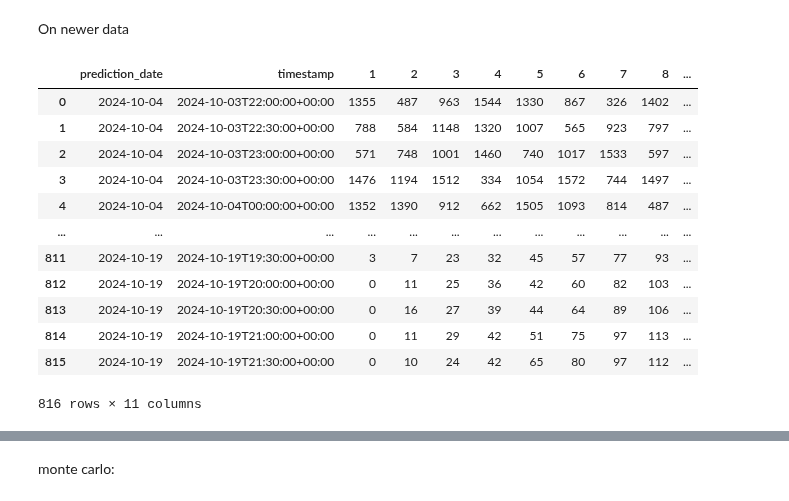
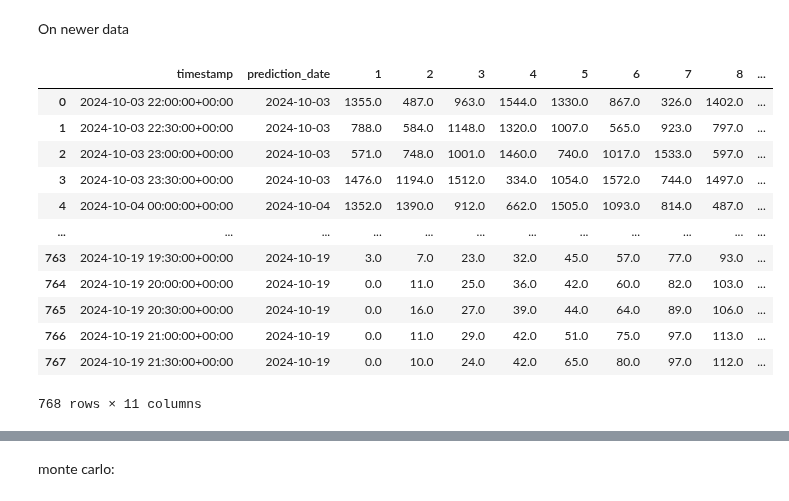
Before and after one commit to P-AEL/Energy_production_price_prediction, a Jupyter notebook: paul_analyse/Bidding.ipynb, the cells around one changed output, grey strips where cells are left out. Drawn from its saved outputs; the diff is of its cells as text; code cells hidden in the pictures.

```diff
--- a/paul_analyse/Bidding.ipynb
+++ b/paul_analyse/Bidding.ipynb
@@ -351,18 +369,3 @@ for entry in data:
 
 # Erstelle DataFrame
 df_api_new = pd.DataFrame(dataframe_list)
-df_api_new
-# %% [output]
-|  | prediction_date | timestamp | 1 | 2 | 3 | 4 | 5 | 6 | 7 | 8 | ... |
-| 0 | 2024-10-04 | 2024-10-03T22:00:00+00:00 | 1355 | 487 | 963 | 1544 | 1330 | 867 | 326 | 1402 | ... |
-| 1 | 2024-10-04 | 2024-10-03T22:30:00+00:00 | 788 | 584 | 1148 | 1320 | 1007 | 565 | 923 | 797 | ... |
-| 2 | 2024-10-04 | 2024-10-03T23:00:00+00:00 | 571 | 748 | 1001 | 1460 | 740 | 1017 | 1533 | 597 | ... |
-| 3 | 2024-10-04 | 2024-10-03T23:30:00+00:00 | 1476 | 1194 | 1512 | 334 | 1054 | 1572 | 744 | 1497 | ... |
-| 4 | 2024-10-04 | 2024-10-04T00:00:00+00:00 | 1352 | 1390 | 912 | 662 | 1505 | 1093 | 814 | 487 | ... |
-| ... | ... | ... | ... | ... | ... | ... | ... | ... | ... | ... | ... |
-| 811 | 2024-10-19 | 2024-10-19T19:30:00+00:00 | 3 | 7 | 23 | 32 | 45 | 57 | 77 | 93 | ... |
-| 812 | 2024-10-19 | 2024-10-19T20:00:00+00:00 | 0 | 11 | 25 | 36 | 42 | 60 | 82 | 103 | ... |
-| 813 | 2024-10-19 | 2024-10-19T20:30:00+00:00 | 0 | 16 | 27 | 39 | 44 | 64 | 89 | 106 | ... |
-| 814 | 2024-10-19 | 2024-10-19T21:00:00+00:00 | 0 | 11 | 29 | 42 | 51 | 75 | 97 | 113 | ... |
-| 815 | 2024-10-19 | 2024-10-19T21:30:00+00:00 | 0 | 10 | 24 | 42 | 65 | 80 | 97 | 112 | ... |
-816 rows × 11 columns
@@ -369 +384,17 @@ df_api_new
+# %%
+df_api_new_1
+# %% [output]
+|  | timestamp | prediction_date | 1 | 2 | 3 | 4 | 5 | 6 | 7 | 8 | ... |
+| 0 | 2024-10-03 22:00:00+00:00 | 2024-10-03 | 1355.0 | 487.0 | 963.0 | 1544.0 | 1330.0 | 867.0 | 326.0 | 1402.0 | ... |
+| 1 | 2024-10-03 22:30:00+00:00 | 2024-10-03 | 788.0 | 584.0 | 1148.0 | 1320.0 | 1007.0 | 565.0 | 923.0 | 797.0 | ... |
+| 2 | 2024-10-03 23:00:00+00:00 | 2024-10-03 | 571.0 | 748.0 | 1001.0 | 1460.0 | 740.0 | 1017.0 | 1533.0 | 597.0 | ... |
+| 3 | 2024-10-03 23:30:00+00:00 | 2024-10-03 | 1476.0 | 1194.0 | 1512.0 | 334.0 | 1054.0 | 1572.0 | 744.0 | 1497.0 | ... |
+| 4 | 2024-10-04 00:00:00+00:00 | 2024-10-04 | 1352.0 | 1390.0 | 912.0 | 662.0 | 1505.0 | 1093.0 | 814.0 | 487.0 | ... |
+| ... | ... | ... | ... | ... | ... | ... | ... | ... | ... | ... | ... |
+| 763 | 2024-10-19 19:30:00+00:00 | 2024-10-19 | 3.0 | 7.0 | 23.0 | 32.0 | 45.0 | 57.0 | 77.0 | 93.0 | ... |
+| 764 | 2024-10-19 20:00:00+00:00 | 2024-10-19 | 0.0 | 11.0 | 25.0 | 36.0 | 42.0 | 60.0 | 82.0 | 103.0 | ... |
+| 765 | 2024-10-19 20:30:00+00:00 | 2024-10-19 | 0.0 | 16.0 | 27.0 | 39.0 | 44.0 | 64.0 | 89.0 | 106.0 | ... |
+| 766 | 2024-10-19 21:00:00+00:00 | 2024-10-19 | 0.0 | 11.0 | 29.0 | 42.0 | 51.0 | 75.0 | 97.0 | 113.0 | ... |
+| 767 | 2024-10-19 21:30:00+00:00 | 2024-10-19 | 0.0 | 10.0 | 24.0 | 42.0 | 65.0 | 80.0 | 97.0 | 112.0 | ... |
+768 rows × 11 columns
 # %%
```
Also changed, not shown: parts of 21 cells of this notebook, 8 other files.
